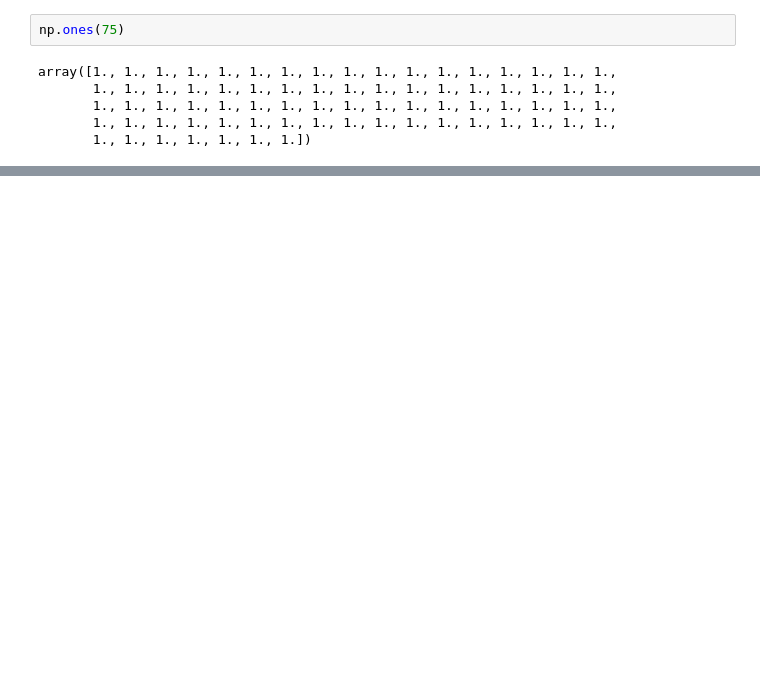
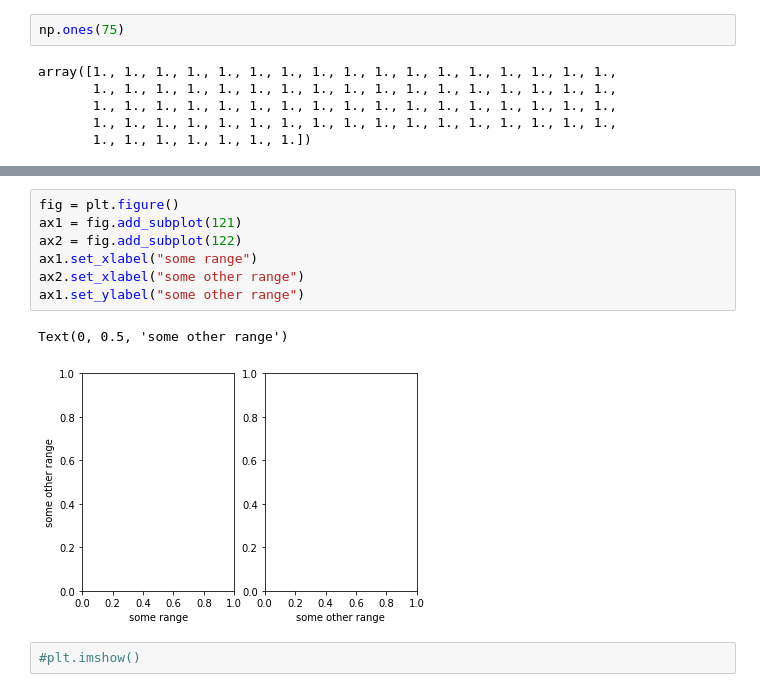
Before and after one commit to gio-bis/gittest_gbiselli, a Jupyter notebook: pyBootParma.ipynb, the cells around one changed output, grey strips where cells are left out. Cells and saved outputs as stored; diff of their text form; blank space fills up the shorter version.

```diff
--- a/pyBootParma.ipynb
+++ b/pyBootParma.ipynb
@@ -312,0 +710,12 @@ ls
+# %%
+fig = plt.figure()
+ax1 = fig.add_subplot(121)
+ax2 = fig.add_subplot(122)
+ax1.set_xlabel("some range")
+ax2.set_xlabel("some other range")
+ax1.set_ylabel("some other range")
+# %% [output]
+Text(0, 0.5, 'some other range')
+[figure, added]
+# %%
+#plt.imshow()
```
Also changed, not shown: parts of 84 cells of this notebook.
